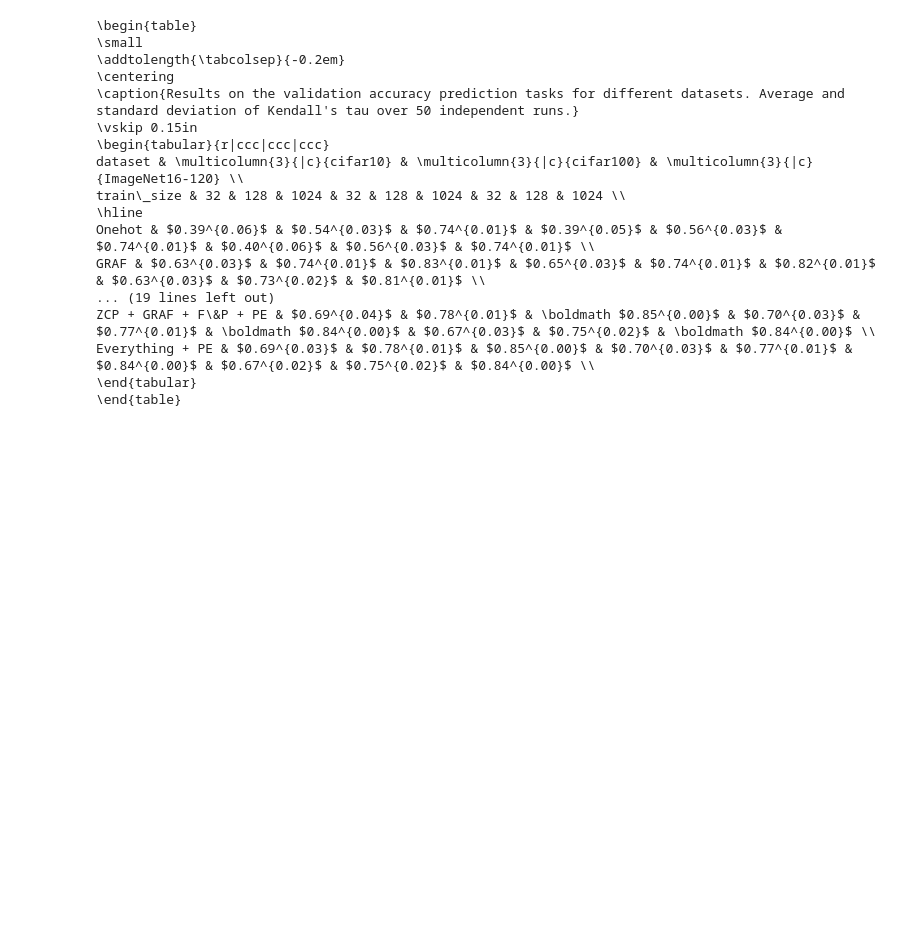
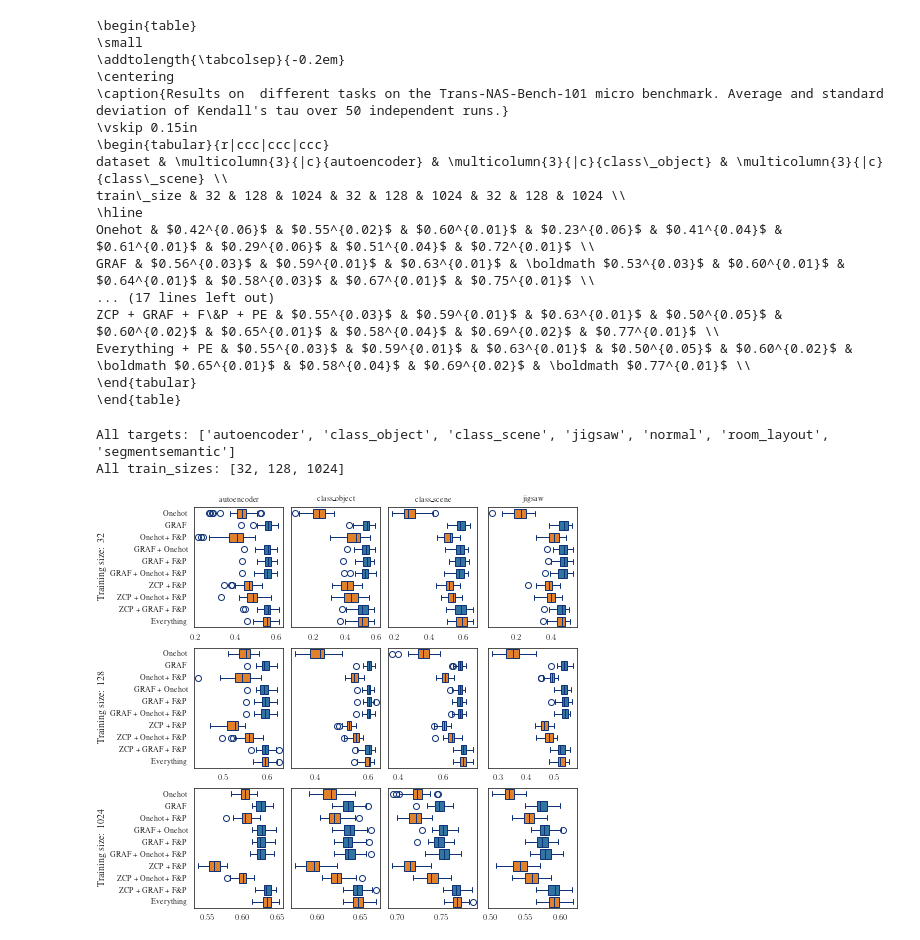
Before and after one commit to gabikadlecova/zc_combine, a Jupyter notebook: results/create_tables.ipynb, the cells around one changed output. Saved outputs shown, nothing was run; the diff lists cells and outputs as text; code cells hidden in the pictures; blank space fills up the shorter version.

```diff
--- a/results/create_tables.ipynb
+++ b/results/create_tables.ipynb
@@ -97,7 +147,7 @@ def pm_formatter(x):
     return f'${x[0]:.2f}' + '^{' + f'{x[1]:.2f}' + '}$'
 
 table_str = pd.DataFrame()
-for c in plt_labels:
+for c in cols:
     table_str[c] = table[[f'{c}_mean', f'{c}_std']].apply(tuple, axis=1)
-table_str.style.highlight_max(axis=1).format(formatter=pm_formatter)
+table_str
 # %% [output]
@@ -115,6 +172,6 @@ table_str.style.highlight_max(axis=1).format(formatter=pm_formatter)
 # %%
 show = sorted([ix for ix in table.index], key=lambda x: (x[0], int(x[1])))
-esc_labels = [l.replace('F&P', 'F\&P') for l in plt_labels]
+esc_labels = [l.replace('F&P', 'F\&P') for l in cols]
 table_str.columns=esc_labels
 table_str = table_str.loc[show].T
 
@@ -124,24 +181,24 @@ table_str = table_str.loc[show].T
 # the string is part of the table caption (see the `start` variable below for the whole caption)
 # it is possible to generate multiple tables at once, if you specify multiple tuples of (caption/targets)
 # if you change the number of targets, you also should change the `column_format` in the longest line below, or fix it manually, after the tables are generated)
-c_sets = [('validation accuracy prediction tasks for different datasets', ['cifar10', 'cifar100', 'ImageNet16-120'])]
+c_sets = [(' different tasks on the Trans-NAS-Bench-101 micro benchmark', ['autoencoder', 'class_object', 'class_scene'])]
 
 start="""\\begin{table}
 \\small
 \\addtolength{\\tabcolsep}{-0.2em}
 \\centering
-\\caption{Results on the %s. Average and standard deviation of Kendall's tau over 50 independent runs.}
+\\caption{Results on %s. Average and standard deviation of Kendall's tau over 50 independent runs.}
 \\vskip 0.15in"""
 
 end="""\\end{table}"""
 
 # here, it is possible to specify, the position of horizontal lines in the table (numbers are indices of lines after which a hline will be added, only lines with values, without header, count)
-hlines = [0,6,10,16]
+hlines = [0,6]
 
 #the tables are also saved to a file - you can change the filename here
 with open('result_tables.tex', 'w') as f:
     for task, columns in c_sets:
-        out = table_str[columns].style.highlight_max(axis=0,props="font-weight:bold;").format(formatter=pm_formatter).to_latex(convert_css=True, column_format='r|ccc|ccc|ccc', multicol_align='|c')
+        out = table_str[columns].style.highlight_max(axis=0, props='font-weight:bold').format(formatter=pm_formatter).to_latex(convert_css=True, column_format='r|ccc|ccc|ccc', multicol_align='|c')
         out = out.replace('_', '\_').replace('\\bfseries', '\\boldmath').replace("Features", "GRAF")
         out = out.splitlines()
         for (i,h) in enumerate(hlines):
@@ -158,16 +215,61 @@ with open('result_tables.tex', 'w') as f:
 \small
 \addtolength{\tabcolsep}{-0.2em}
 \centering
-\caption{Results on the validation accuracy prediction tasks for different datasets. Average and standard deviation of Kendall's tau over 50 independent runs.}
+\caption{Results on  different tasks on the Trans-NAS-Bench-101 micro benchmark. Average and standard deviation of Kendall's tau over 50 independent runs.}
 \vskip 0.15in
 \begin{tabular}{r|ccc|ccc|ccc}
-dataset & \multicolumn{3}{|c}{cifar10} & \multicolumn{3}{|c}{cifar100} & \multicolumn{3}{|c}{ImageNet16-120} \\
+dataset & \multicolumn{3}{|c}{autoencoder} & \multicolumn{3}{|c}{class\_object} & \multicolumn{3}{|c}{class\_scene} \\
 train\_size & 32 & 128 & 1024 & 32 & 128 & 1024 & 32 & 128 & 1024 \\
 \hline
-Onehot & $0.39^{0.06}$ & $0.54^{0.03}$ & $0.74^{0.01}$ & $0.39^{0.05}$ & $0.56^{0.03}$ & $0.74^{0.01}$ & $0.40^{0.06}$ & $0.56^{0.03}$ & $0.74^{0.01}$ \\
-GRAF & $0.63^{0.03}$ & $0.74^{0.01}$ & $0.83^{0.01}$ & $0.65^{0.03}$ & $0.74^{0.01}$ & $0.82^{0.01}$ & $0.63^{0.03}$ & $0.73^{0.02}$ & $0.81^{0.01}$ \\
-... (19 lines left out)
-ZCP + GRAF + F\&P + PE & $0.69^{0.04}$ & $0.78^{0.01}$ & \boldmath $0.85^{0.00}$ & $0.70^{0.03}$ & $0.77^{0.01}$ & \boldmath $0.84^{0.00}$ & $0.67^{0.03}$ & $0.75^{0.02}$ & \boldmath $0.84^{0.00}$ \\
-Everything + PE & $0.69^{0.03}$ & $0.78^{0.01}$ & $0.85^{0.00}$ & $0.70^{0.03}$ & $0.77^{0.01}$ & $0.84^{0.00}$ & $0.67^{0.02}$ & $0.75^{0.02}$ & $0.84^{0.00}$ \\
+Onehot & $0.42^{0.06}$ & $0.55^{0.02}$ & $0.60^{0.01}$ & $0.23^{0.06}$ & $0.41^{0.04}$ & $0.61^{0.01}$ & $0.29^{0.06}$ & $0.51^{0.04}$ & $0.72^{0.01}$ \\
+GRAF & $0.56^{0.03}$ & $0.59^{0.01}$ & $0.63^{0.01}$ & \boldmath $0.53^{0.03}$ & $0.60^{0.01}$ & $0.64^{0.01}$ & $0.58^{0.03}$ & $0.67^{0.01}$ & $0.75^{0.01}$ \\
+... (17 lines left out)
+ZCP + GRAF + F\&P + PE & $0.55^{0.03}$ & $0.59^{0.01}$ & $0.63^{0.01}$ & $0.50^{0.05}$ & $0.60^{0.02}$ & $0.65^{0.01}$ & $0.58^{0.04}$ & $0.69^{0.02}$ & $0.77^{0.01}$ \\
+Everything + PE & $0.55^{0.03}$ & $0.59^{0.01}$ & $0.63^{0.01}$ & $0.50^{0.05}$ & $0.60^{0.02}$ & \boldmath $0.65^{0.01}$ & $0.58^{0.04}$ & $0.69^{0.02}$ & \boldmath $0.77^{0.01}$ \\
 \end{tabular}
 \end{table}
+# %%
+import matplotlib.pyplot as plt
+import seaborn as sns
+sns.set_style('white')
+plt.rcParams.update({'text.usetex': True, 'font.family': 'serif', 'text.latex.preamble': '\\usepackage{times} ', 'figure.figsize': (3.25, 2.0086104634371584), 'figure.constrained_layout.use': True, 'figure.autolayout': False, 'savefig.bbox': 'tight', 'savefig.pad_inches': 0.015, 'font.size': 10, 'axes.labelsize': 10, 'legend.fontsize': 6, 'xtick.labelsize': 8, 'ytick.labelsize': 8, 'axes.titlesize': 8})
+
+#O = Onehot, S = GRAF, F = flops+params, P = ZCP, E = path encoding
+def_labels = ['O', 'S', 'OF', 'SO', 'SF', 'SOF', 'PF', 'POF', 'PSF', 'PSOF']
+
+def plot_experiments(all_data, targets, train_sizes, file_name=None, labels=def_labels):
+    fig_width = 487.8225/72.27 # \the\textsize / points per inch
+    n_ts = len(train_sizes)
+    n_tg = len(targets)
+
+    plt.subplots(n_ts, n_tg, sharey=True, figsize=(fig_width, n_ts*2))
+
+    for (si,ts) in enumerate(train_sizes):
+        for (ti,target) in enumerate(targets):
+
+            plt_data = all_data[target][ts]
+            cols = [c for c in labels if c in plt_data.columns]
+            plt_data = plt_data[cols]
+            cols = [features_str[f].replace('&', '\&') for f in cols]
+            plt_data.columns=cols
+
+            plt.subplot(n_ts, n_tg, n_tg*si+ti+1)
+            sns.boxplot(plt_data, orient='h', linecolor="#137", palette=[sns.color_palette()[0] if 'GRAF' in c else sns.color_palette()[1] for c in cols])
+            if si == 0:
+                plt.title(f'{target}')
+            if ti == 0:
+                plt.ylabel(f'Training size: {ts}')
+
+    if file_name:
+        plt.savefig(f'{file_name}.pdf')
+    plt.show()
+# %%
+print("All targets:", list(all_data.columns.get_level_values(0).unique()))
+print("All train_sizes:", list(all_data.columns.get_level_values(1).unique()))
+# %% [output]
+All targets: ['autoencoder', 'class_object', 'class_scene', 'jigsaw', 'normal', 'room_layout', 'segmentsemantic']
+All train_sizes: [32, 128, 1024]
+# %%
+plot_experiments(all_data, ['autoencoder', 'class_object', 'class_scene', 'jigsaw'], [32, 128, 1024], file_name='tnb101-micro-1.pdf')
+# %% [output]
+[figure, added]
```
Also changed, not shown: parts of 5 cells of this notebook, 2 other files.
